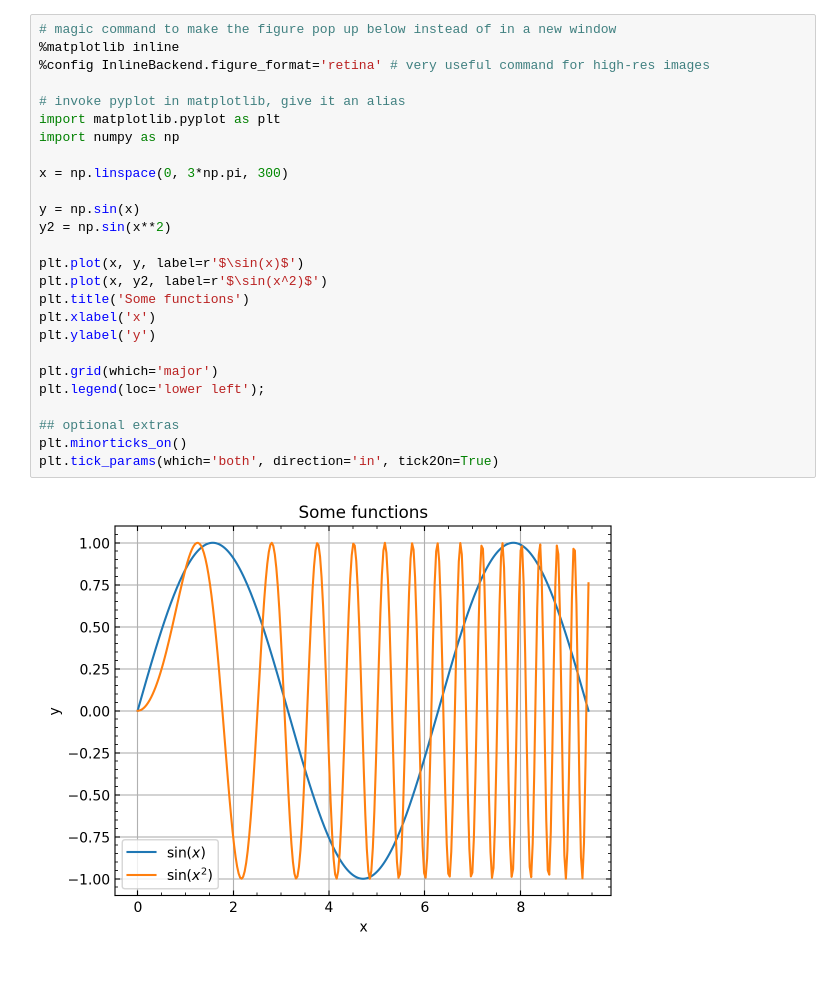
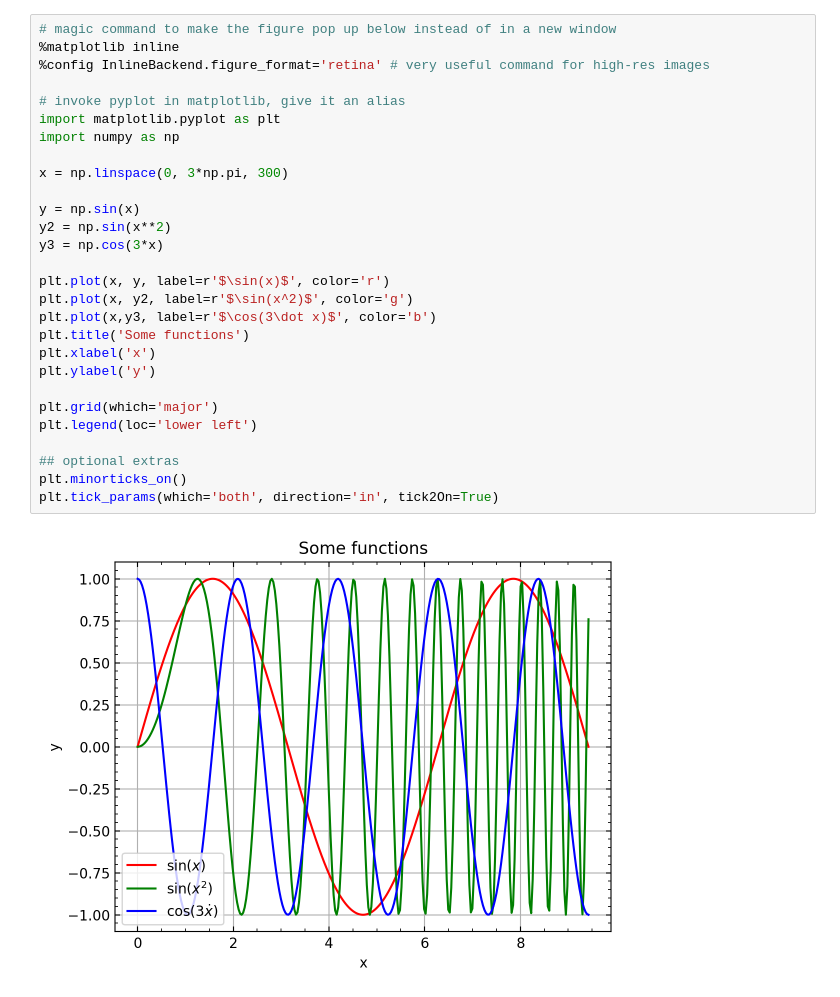
Before and after one commit to meg-krieg/scicomp2_F25, a Jupyter notebook: my_work/hw_0.ipynb, the cells around one changed output. Drawn from its saved outputs; the diff is of its cells as text.

Commit message:
changed colors

```diff
--- a/my_work/hw_0.ipynb
+++ b/my_work/hw_0.ipynb
@@ -1,28 +1,30 @@
 # %%
 # magic command to make the figure pop up below instead of in a new window
 %matplotlib inline
 %config InlineBackend.figure_format='retina' # very useful command for high-res images
 
 # invoke pyplot in matplotlib, give it an alias
 import matplotlib.pyplot as plt
 import numpy as np
 
 x = np.linspace(0, 3*np.pi, 300)
 
 y = np.sin(x)
 y2 = np.sin(x**2)
+y3 = np.cos(3*x)
 
-plt.plot(x, y, label=r'$\sin(x)$')
-plt.plot(x, y2, label=r'$\sin(x^2)$')
+plt.plot(x, y, label=r'$\sin(x)$', color='r')
+plt.plot(x, y2, label=r'$\sin(x^2)$', color='g')
+plt.plot(x,y3, label=r'$\cos(3\dot x)$', color='b')
 plt.title('Some functions')
 plt.xlabel('x')
 plt.ylabel('y')
 
 plt.grid(which='major')
-plt.legend(loc='lower left');
+plt.legend(loc='lower left')
 
 ## optional extras
 plt.minorticks_on()
 plt.tick_params(which='both', direction='in', tick2On=True)
 # %% [output]
-[figure, old version]
+[figure, new version]
```
